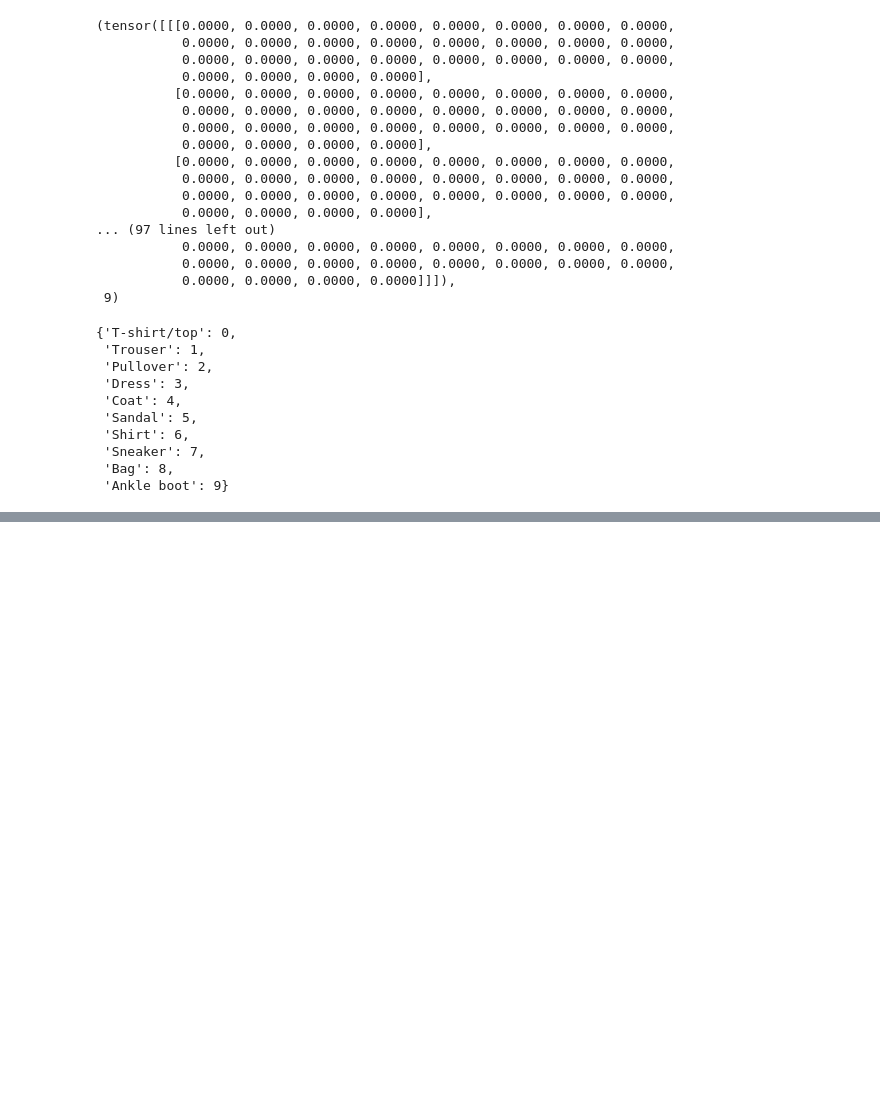
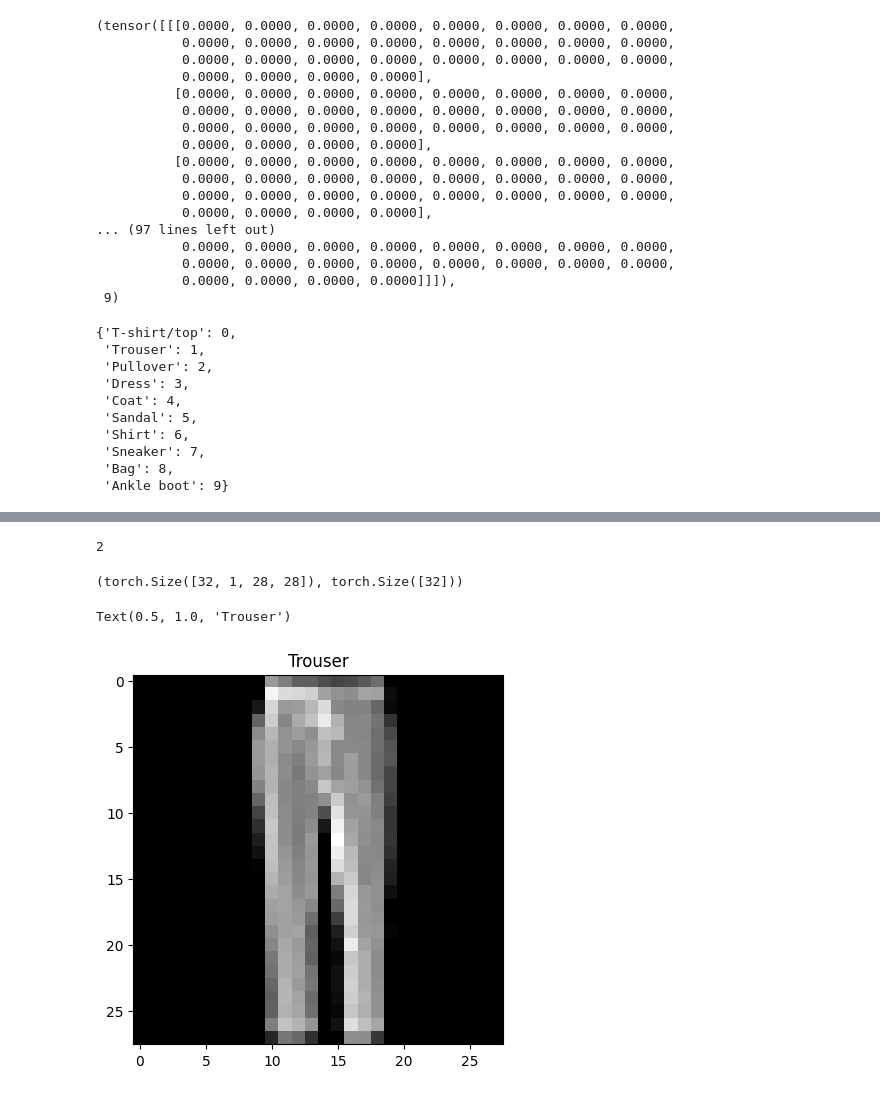
Before and after one commit to izack8/first-proj, a Jupyter notebook: computer_vision.ipynb, the cells around one changed output, grey strips where cells are left out. Drawn from its saved outputs; the diff is of its cells as text; code cells hidden in the pictures; blank space fills up the shorter version.

```diff
--- a/computer_vision.ipynb
+++ b/computer_vision.ipynb
@@ -113,0 +129,24 @@ train_dataloader = DataLoader(dataset=train_data,
+# %%
+  my_list = [1, 2, 3, 4, 5]
+my_iterator = iter(my_list)
+next(my_iterator)
+next(my_iterator)
+# %% [output]
+2
+# %%
+#check whats inside the training dataloader
+train_features_batch, train_labels_batch = next(iter(train_dataloader))
+train_features_batch.shape, train_labels_batch.shape
+
+#we should have batchs size = 32
+# %% [output]
+(torch.Size([32, 1, 28, 28]), torch.Size([32]))
+# %%
+#show the 2nd sample
+img, label = train_features_batch[3], train_labels_batch[3]
+plt.imshow(img.squeeze(), #removing one dimension
+           cmap='gray')
+plt.title(train_data.classes[label])
+# %% [output]
+Text(0.5, 1.0, 'Trouser')
+[figure, added]
```
Also changed, not shown: parts of 22 cells of this notebook, 1 other file.
